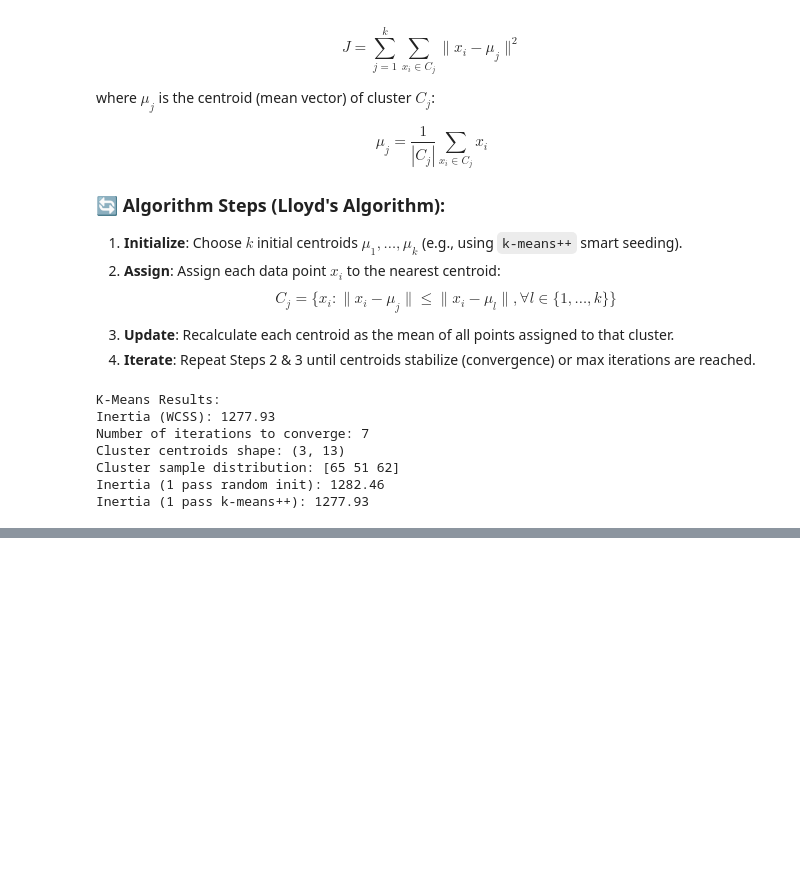
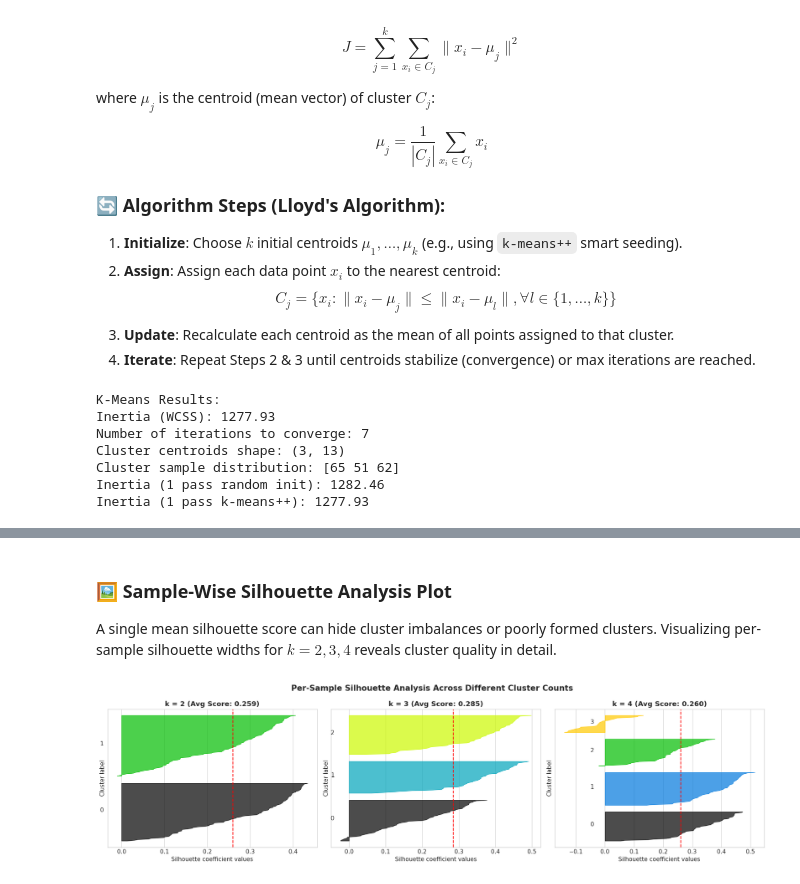
Before and after one commit to preetamvr1595/sklearn, a Jupyter notebook: 04_unsupervised_preprocessing.ipynb, the cells around one changed output, grey strips where cells are left out. Drawn from its saved outputs; the diff is of its cells as text; code cells hidden in the pictures; blank space fills up the shorter version.

```diff
--- a/04_unsupervised_preprocessing.ipynb
+++ b/04_unsupervised_preprocessing.ipynb
@@ -98,0 +161,39 @@ Inertia (1 pass k-means++): 1277.93
+# %% [markdown]
+### 🖼️ Sample-Wise Silhouette Analysis Plot
+A single mean silhouette score can hide cluster imbalances or poorly formed clusters. Visualizing per-sample silhouette widths for $k=2, 3, 4$ reveals cluster quality in detail.
+# %%
+import matplotlib.cm as cm
+
+fig, axes = plt.subplots(1, 3, figsize=(18, 5))
+
+for idx, k in enumerate([2, 3, 4]):
+    ax = axes[idx]
+    km = KMeans(n_clusters=k, init='k-means++', n_init=10, random_state=42)
+    cluster_labels = km.fit_predict(X_scaled)
+    sil_avg = silhouette_score(X_scaled, cluster_labels)
+    sample_sil_values = silhouette_samples(X_scaled, cluster_labels)
+
+    y_lower = 10
+    for i in range(k):
+        ith_cluster_sil_values = sample_sil_values[cluster_labels == i]
+        ith_cluster_sil_values.sort()
+        size_cluster_i = ith_cluster_sil_values.shape[0]
+        y_upper = y_lower + size_cluster_i
+
+        color = cm.nipy_spectral(float(i) / k)
+        ax.fill_betweenx(np.arange(y_lower, y_upper), 0, ith_cluster_sil_values,
+                         facecolor=color, edgecolor=color, alpha=0.7)
+        ax.text(-0.05, y_lower + 0.5 * size_cluster_i, str(i))
+        y_lower = y_upper + 10
+
+    ax.set_title(f"k = {k} (Avg Score: {sil_avg:.3f})", fontweight='bold')
+    ax.set_xlabel("Silhouette coefficient values")
+    ax.set_ylabel("Cluster label")
+    ax.axvline(x=sil_avg, color="red", linestyle="--")
+    ax.set_yticks([])
+
+plt.suptitle("Per-Sample Silhouette Analysis Across Different Cluster Counts", fontsize=15, fontweight='bold')
+plt.tight_layout()
+plt.show()
+# %% [output]
+[figure, added]
```
Also changed, not shown: parts of 2 cells of this notebook.
